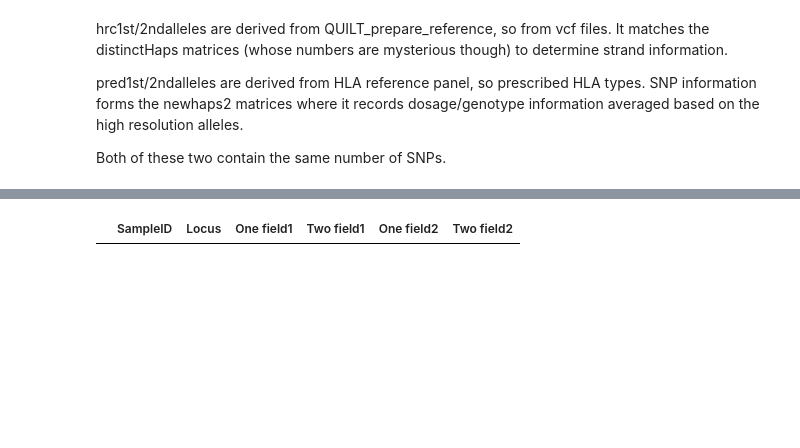
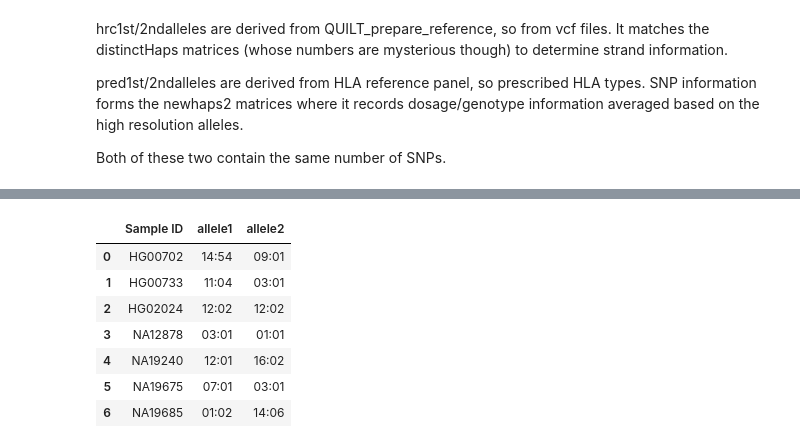
Before and after one commit to Suuuuuuuus/QUILT_sus, a Jupyter notebook: QUILT/Python/phasing_new.ipynb, the cells around one changed output, grey strips where cells are left out. Saved outputs shown, nothing was run; the diff lists cells and outputs as text; code cells hidden in the pictures; blank space fills up the shorter version.

```diff
--- a/QUILT/Python/phasing_new.ipynb
+++ b/QUILT/Python/phasing_new.ipynb
@@ -668,5 +674,63 @@ unphased_samples = (phased1 != True) & (phased2 != True)
-# %%
-hla = lcwgsus.read_hla_direct_sequencing(retain = 'fv')
-hla
-# %% [output]
-|  | SampleID | Locus | One field1 | Two field1 | One field2 | Two field2 |
+# %%
+# QUILT phasing is in the order of maternal-paternal
+trios['allele1'] = 'N/A'
+trios['allele2'] = 'N/A'
+undetermined_trios = []
+
+def phase(r, gene, hlatypes = hlatypes):
+    kid = r['Individual ID']
+    pat = r['Paternal ID']
+    mat = r['Maternal ID']
+
+    kidtypes = hlatypes[hlatypes['Sample ID'] == kid][['HLA-' + gene + ' 1', 'HLA-' + gene + ' 2']].values[0]
+    pattypes = hlatypes[hlatypes['Sample ID'] == mat][['HLA-' + gene + ' 1', 'HLA-' + gene + ' 2']].values[0]
+    mattypes = hlatypes[hlatypes['Sample ID'] == pat][['HLA-' + gene + ' 1', 'HLA-' + gene + ' 2']].values[0]
+
+    checks = kidtypes + pattypes + mattypes
+    if ('None' in checks) or (np.nan in checks) or (set(pattypes) == set(mattypes)):
+        undetermined_trios.append(kid)
+        r['allele1'] = 'N/A'
+        r['allele2'] = 'N/A'
+    elif kidtypes[0] == kidtypes[1]:
+        r['allele1'] = kidtypes[0]
+        r['allele2'] = kidtypes[1]
+    else:
+        if (kidtypes[0] in pattypes) and (kidtypes[0] in mattypes):
+            if kidtypes[1] in pattypes:
+                r['allele1'] = kidtypes[0]
+                r['allele2'] = kidtypes[1]
+            else: # kidtypes[1] in mattypes
+                r['allele1'] = kidtypes[1]
+                r['allele2'] = kidtypes[0]
+        elif kidtypes[0] in pattypes:
+            r['allele1'] = kidtypes[1]
+            r['allele2'] = kidtypes[0]
+        else: # kidtypes[1] in pattypes
+            r['allele1'] = kidtypes[0]
+            r['allele2'] = kidtypes[1]
+    return r
+
+trios = trios.apply(func = phase, args = (gene, hlatypes), axis = 1)
+# trios
+
+kgp_samples_idx = hlatypes.index[hlatypes['Sample ID'].isin(trios['Individual ID'])].to_numpy()
+kgp_samples_phase = phased1[kgp_samples_idx]
+
+phased_res = pd.DataFrame({'Sample ID': trios['Individual ID'].tolist(), 'allele1': reftypes1[kgp_samples_idx], 'allele2': reftypes2[kgp_samples_idx]})
+
+for i in range(len(phased_res)):
+    if kgp_samples_phase[i] == False:
+        tmp = phased_res.iloc[i, 1]
+        phased_res.iloc[i, 1] = phased_res.iloc[i, 2]
+        phased_res.iloc[i, 2] = tmp
+
+phased_res
+# %% [output]
+|  | Sample ID | allele1 | allele2 |
+| 0 | HG00702 | 14:54 | 09:01 |
+| 1 | HG00733 | 11:04 | 03:01 |
+| 2 | HG02024 | 12:02 | 12:02 |
+| 3 | NA12878 | 03:01 | 01:01 |
+| 4 | NA19240 | 12:01 | 16:02 |
+| 5 | NA19675 | 07:01 | 03:01 |
+| 6 | NA19685 | 01:02 | 14:06 |
```
Also changed, not shown: parts of 15 cells of this notebook, 1 other file.
